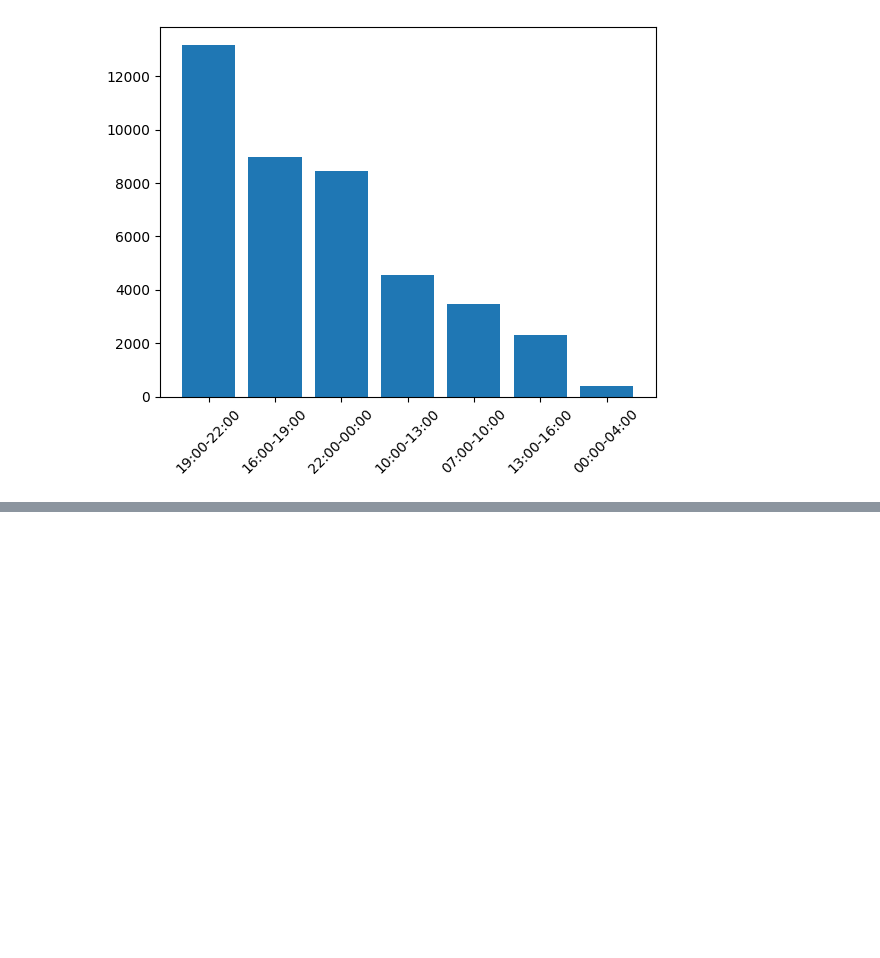
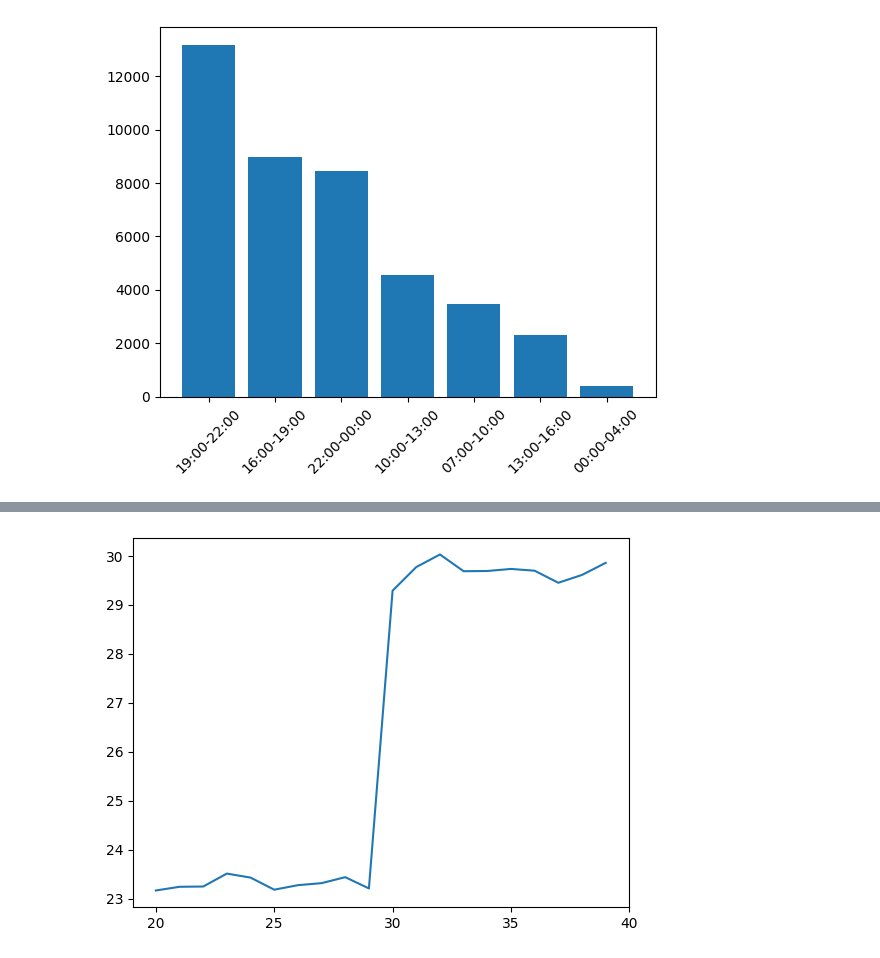
Before and after one commit to Esmaeil-Mashhadi/streamlit_dataVisualization, a Jupyter notebook: dataCleaning.ipynb, the cells around one changed output, grey strips where cells are left out. Saved outputs shown, nothing was run; the diff lists cells and outputs as text; code cells hidden in the pictures; blank space fills up the shorter version.

```diff
--- a/dataCleaning.ipynb
+++ b/dataCleaning.ipynb
@@ -185,0 +265,7 @@ plt.xticks(rotation=45);
+# %%
+age_vs_timeTaken_df = pd.DataFrame(age_df.groupby('Delivery_person_Age')['Time_taken(min)'].mean()).reset_index()
+fig ,axes = plt.subplots()
+axes.plot(age_vs_timeTaken_df['Delivery_person_Age'] , age_vs_timeTaken_df['Time_taken(min)'])
+axes.set_xticks(range(20 , 41 ,5));
+# %% [output]
+[figure, added]
```
Also changed, not shown: parts of 8 cells of this notebook, 3 other files.
